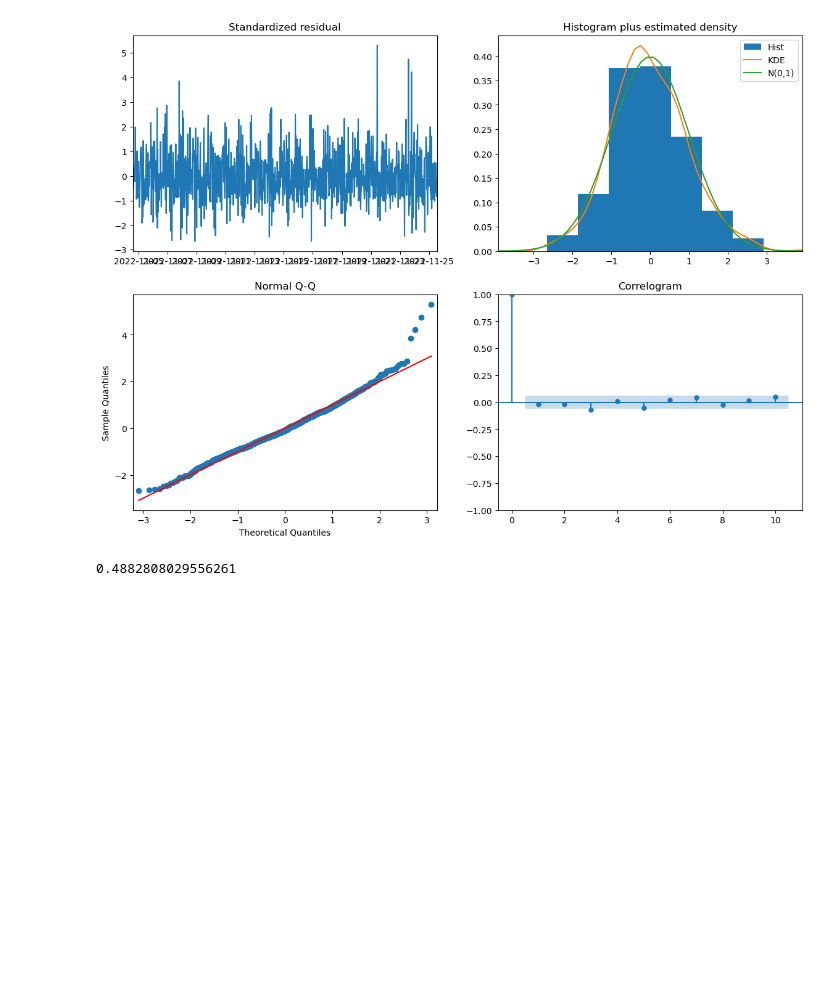
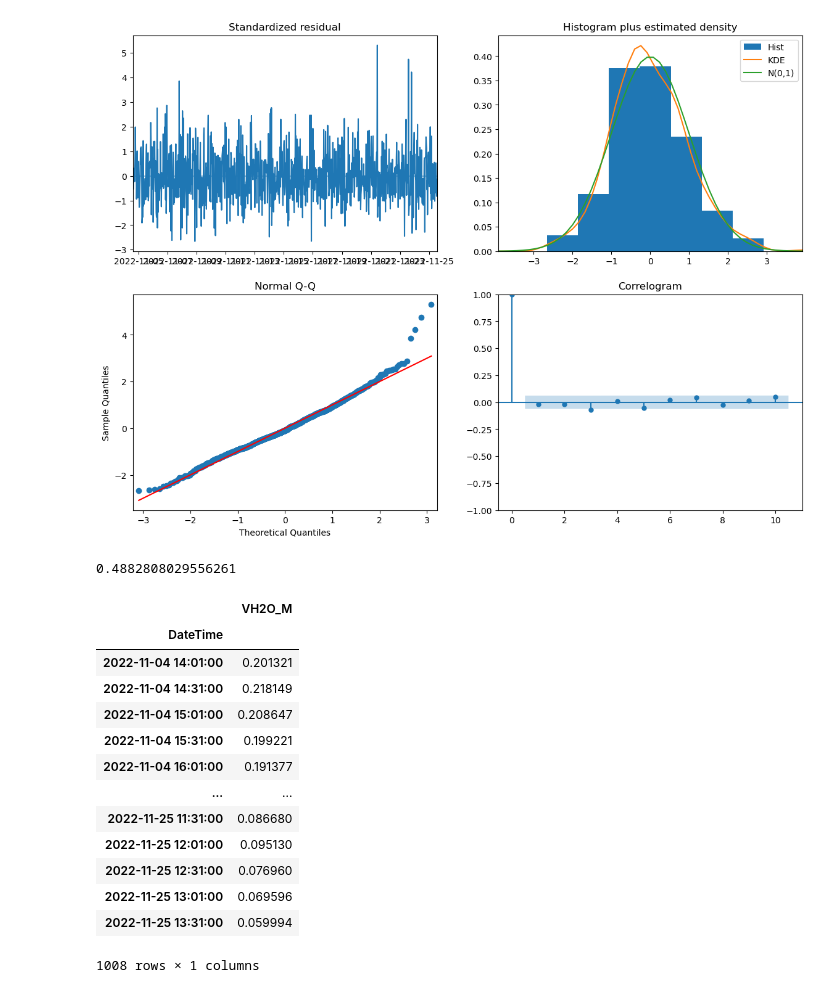
Before and after one commit to Niklichang/REU, a Jupyter notebook: auto_arima.ipynb, the cells around one changed output. Drawn from its saved outputs; the diff is of its cells as text; code cells hidden in the pictures; blank space fills up the shorter version.

```diff
--- a/auto_arima.ipynb
+++ b/auto_arima.ipynb
@@ -186,2 +187,19 @@ smape
 # %% [output]
 0.4882808029556261
+# %%
+train
+# %% [output]
+|  | VH2O_M |
+| DateTime |  |
+| 2022-11-04 14:01:00 | 0.201321 |
+| 2022-11-04 14:31:00 | 0.218149 |
+| 2022-11-04 15:01:00 | 0.208647 |
+| 2022-11-04 15:31:00 | 0.199221 |
+| 2022-11-04 16:01:00 | 0.191377 |
+| ... | ... |
+| 2022-11-25 11:31:00 | 0.086680 |
+| 2022-11-25 12:01:00 | 0.095130 |
+| 2022-11-25 12:31:00 | 0.076960 |
+| 2022-11-25 13:01:00 | 0.069596 |
+| 2022-11-25 13:31:00 | 0.059994 |
+1008 rows × 1 columns
```
Also changed, not shown: parts of 7 cells of this notebook, 2 other files.
